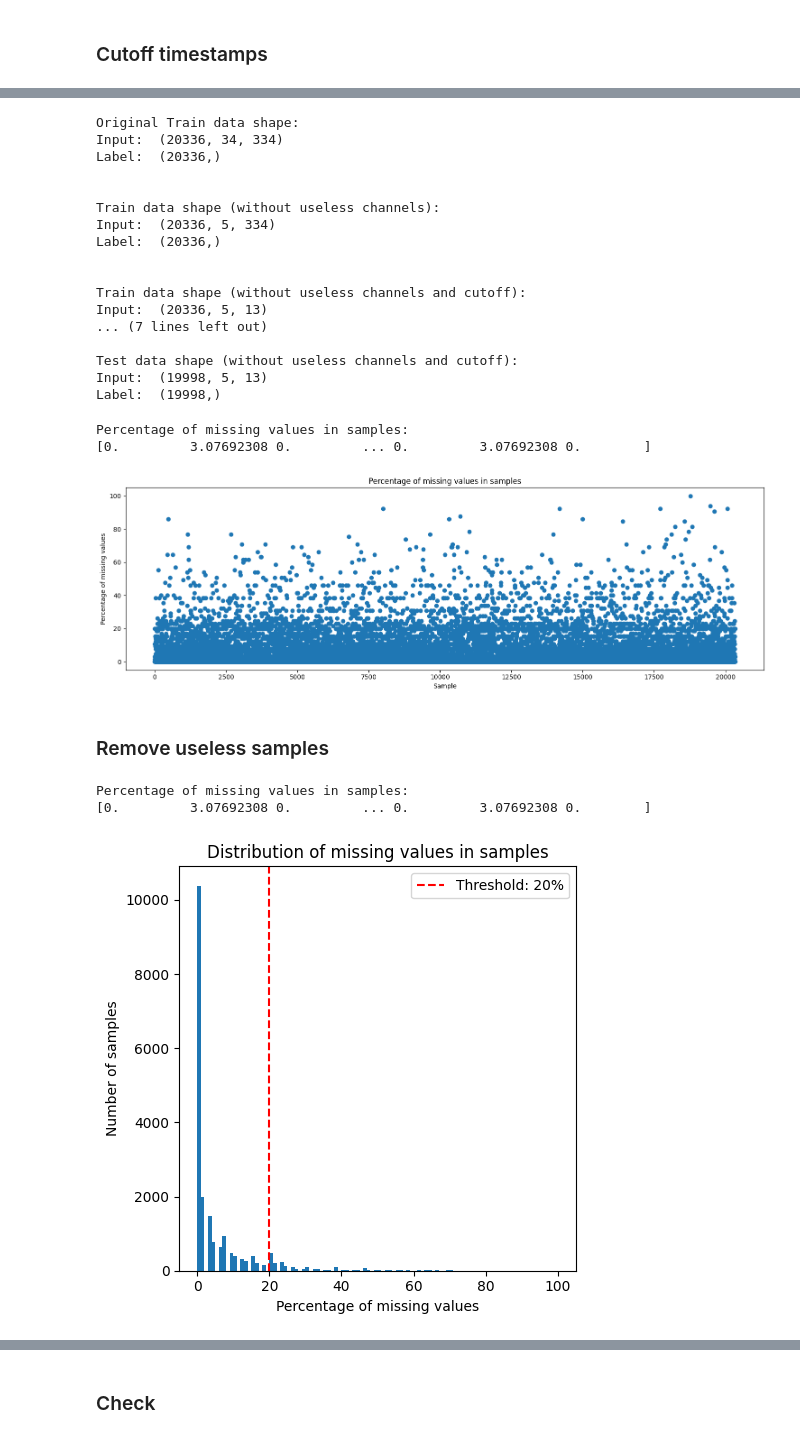
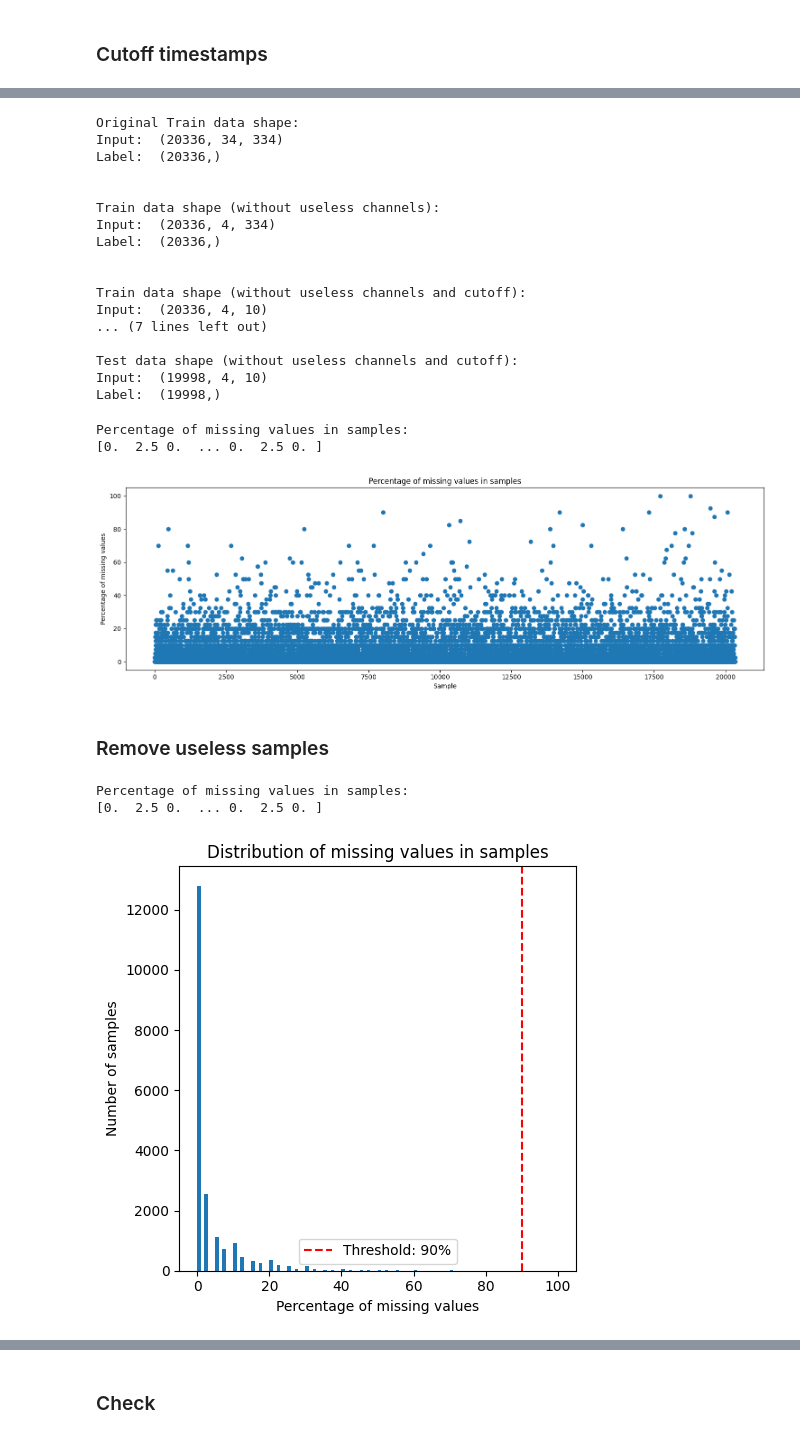
Before and after one commit to icezimmer/pmts, a Jupyter notebook: notebooks/GL_exam.ipynb, the cells around one changed output, grey strips where cells are left out. Cells and saved outputs as stored; diff of their text form; code cells hidden in the pictures.

```diff
--- a/notebooks/GL_exam.ipynb
+++ b/notebooks/GL_exam.ipynb
@@ -20,7 +20,13 @@ entry_points={
 # %% [markdown]
 ## Loading the dataset
 # %%
-df = xr.load_dataset("/home/giuseppe/pmts/notebooks/data/PMTSA_2025.h5", engine="pyrregular")["data"]
+import os
+dataset_path = os.path.join(
+    os.getcwd(),
+    "data",
+    "PMTSA_2025.h5"
+)
+df = xr.load_dataset(dataset_path, engine="pyrregular")["data"]
 df
 # %% [output]
 <xarray.DataArray 'data' (ts_id: 40334, signal_id: 34, time_id: 336)> Size: 336MB <COO: shape=(40334, 34, 336), dtype=float64, nnz=10486913, fill_value=nan> Coordinates: Age (ts_id) float32 161kB 70.0 ...
@@ -126,3 +134,7 @@ test_id = df["ts_id"][split == "test"].data
+# %%
+threshold_channels = 90  # 91 (leave out the channels with more than 91% of missing values)
+cutoff_timestamps = 10  # 13 (leave out all the timestamps after 13)
+threshold_samples = 90  # 20 (leave out the samples with more than 20% of missing values)
 # %% [markdown]
 ## Preprocessing
 # %% [markdown]
@@ -302,7 +314,7 @@ missing_percentage_channels = (missing_channels / (X_train.shape[0] * X_train.sh
 print("Percentage of missing values in chanels:")
 print(missing_percentage_channels)
 
-threshold_channels = 91
+# threshold_channels = 91
 
 # plot the distribution of missing values keeping the order of the timestamps
 plt.figure(figsize=(15, 5))
@@ -432,7 +444,7 @@ missing_percentage_timestamps = (missing_counts_timestamps / (X_train_masked_cha
 print("Percentage of missing values in timestamps:")
 print(missing_percentage_timestamps)
 
-cutoff_timestamps = 13
+# cutoff_timestamps = 13
 
 # plot the distribution of missing values keeping the order of the timestamps
 plt.figure(figsize=(15, 5))
@@ -494,16 +506,16 @@ Label:  (20336,)
 
 
 Train data shape (without useless channels):
-Input:  (20336, 5, 334)
+Input:  (20336, 4, 334)
 Label:  (20336,)
 
 
 Train data shape (without useless channels and cutoff):
-Input:  (20336, 5, 13)
+Input:  (20336, 4, 10)
 ... (7 lines left out)
 
 Test data shape (without useless channels and cutoff):
-Input:  (19998, 5, 13)
+Input:  (19998, 4, 10)
 Label:  (19998,)
 # %%
 # Compute the nan counts for each timestamp
@@ -526,32 +538,32 @@ plt.tight_layout()
 plt.show()
 # %% [output]
 Percentage of missing values in samples:
-[0.         3.07692308 0.         ... 0.         3.07692308 0.        ]
+[0.  2.5 0.  ... 0.  2.5 0. ]
-[figure, old version]
+[figure, new version]
 # %% [markdown]
 ### Remove useless samples
 # %%
 # Compute the percentage of missing values for each feature
 missing_counts_samples = np.isnan(X_train_masked_channels_cutoff).sum(axis=(1,2))
 missing_percentage_samples = (missing_counts_samples / (X_train_masked_channels_cutoff.shape[1] * X_train_masked_channels_cutoff.shape[2])) * 100
 print("Percentage of missing values in samples:")
 print(missing_percentage_samples)
 
-threshold_samples = 20
+# threshold_samples = 20
 
 plt.figure(figsize=(5, 5))
 plt.hist(missing_percentage_samples, bins=100)
 plt.axvline(threshold_samples, color="red", linestyle="--", label=f"Threshold: {threshold_samples}%")
 plt.legend()
 plt.xlabel("Percentage of missing values")
 plt.ylabel("Number of samples")
 plt.title("Distribution of missing values in samples")
 plt.tight_layout()
 plt.show()
 # %% [output]
 Percentage of missing values in samples:
-[0.         3.07692308 0.         ... 0.         3.07692308 0.        ]
+[0.  2.5 0.  ... 0.  2.5 0. ]
-[figure, old version]
+[figure, new version]
 # %%
 # drop samples with more than treshold% of missing values
 mask_samples = missing_percentage_samples < threshold_samples
```
Also changed, not shown: parts of 22 cells of this notebook.
